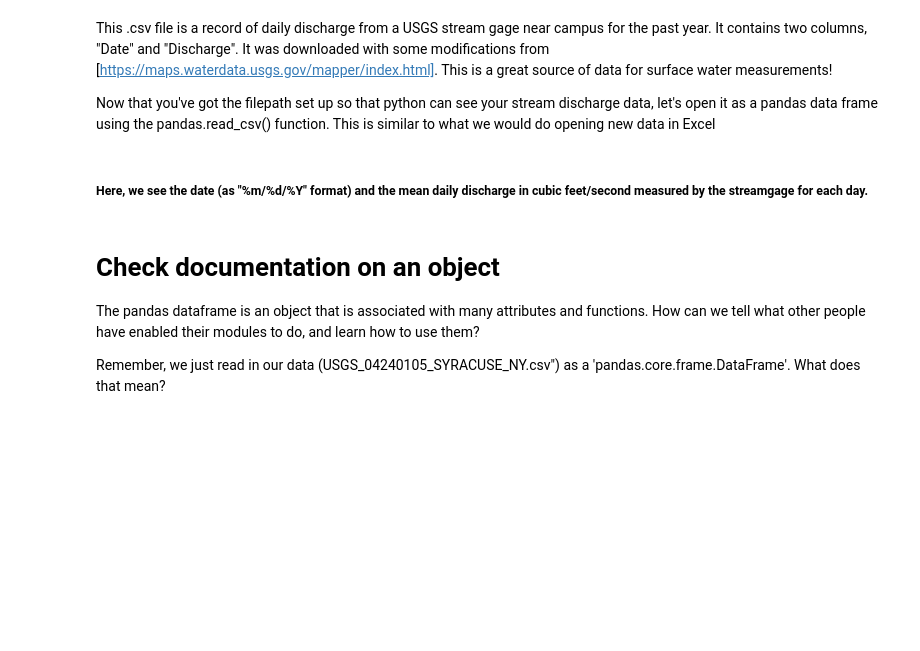
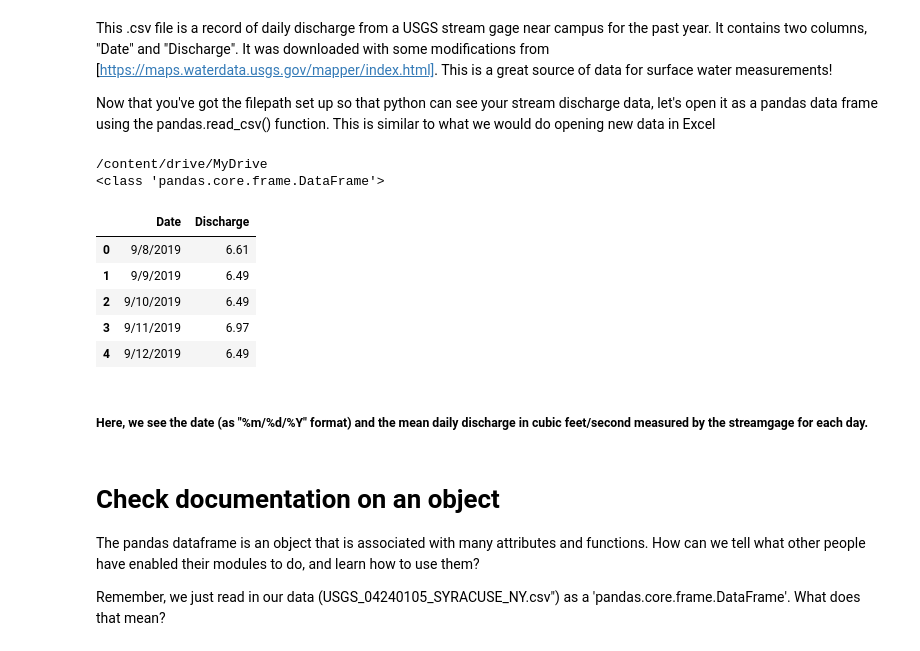
Before and after one commit to EkaterinaKhadonova/EnvDatSci, a Jupyter notebook: CodeSprints/Python101.ipynb, the cells around one changed output. Saved outputs shown, nothing was run; the diff lists cells and outputs as text; code cells hidden in the pictures; blank space fills up the shorter version.

```diff
--- a/CodeSprints/Python101.ipynb
+++ b/CodeSprints/Python101.ipynb
@@ -561,20 +563,24 @@ Now that you've got the filepath set up so that python can see your stream disch
 # %%
 
 current_directory = os.getcwd()
 print(current_directory)
 
+#If you are running this from a GitHub repository, uncomment the line below.
+stream = pd.read_csv('Classes/Env_Data_Science/data/USGS_04240105_SYRACUSE_NY.csv', infer_datetime_format=True)
 
-#If you are running this from Google Colab outside the GitHub repository, uncoment the line below
-# stream = pd.read_csv('Classes/Env_Data_Science/data/USGS_04240105_SYRACUSE_NY(1).csv', infer_datetime_format=True)
-
-#If you are running this from a GitHub repository, uncomment the line below.
-stream = pd.read_csv('../drive/Classes/Env_Data_Science/data/USGS_04240105_SYRACUSE_NY.csv', infer_datetime_format=True)
-
-# print(type(stream))
-
+print(type(stream))
 
 #the "head" function is built into a pandas.DataFrame object, and it allows you to specify the number of rows you want to see
-# stream.head(5)
+stream.head(5)
+# %% [output]
+/content/drive/MyDrive
+<class 'pandas.core.frame.DataFrame'>
+|  | Date | Discharge |
+| 0 | 9/8/2019 | 6.61 |
+| 1 | 9/9/2019 | 6.49 |
+| 2 | 9/10/2019 | 6.49 |
+| 3 | 9/11/2019 | 6.97 |
+| 4 | 9/12/2019 | 6.49 |
 # %% [markdown]
 ##### Here, we see the date (as "%m/%d/%Y" format) and the mean daily discharge in cubic feet/second measured by the streamgage for each day.
 # %% [markdown]
```
Also changed, not shown: parts of 18 cells of this notebook.
